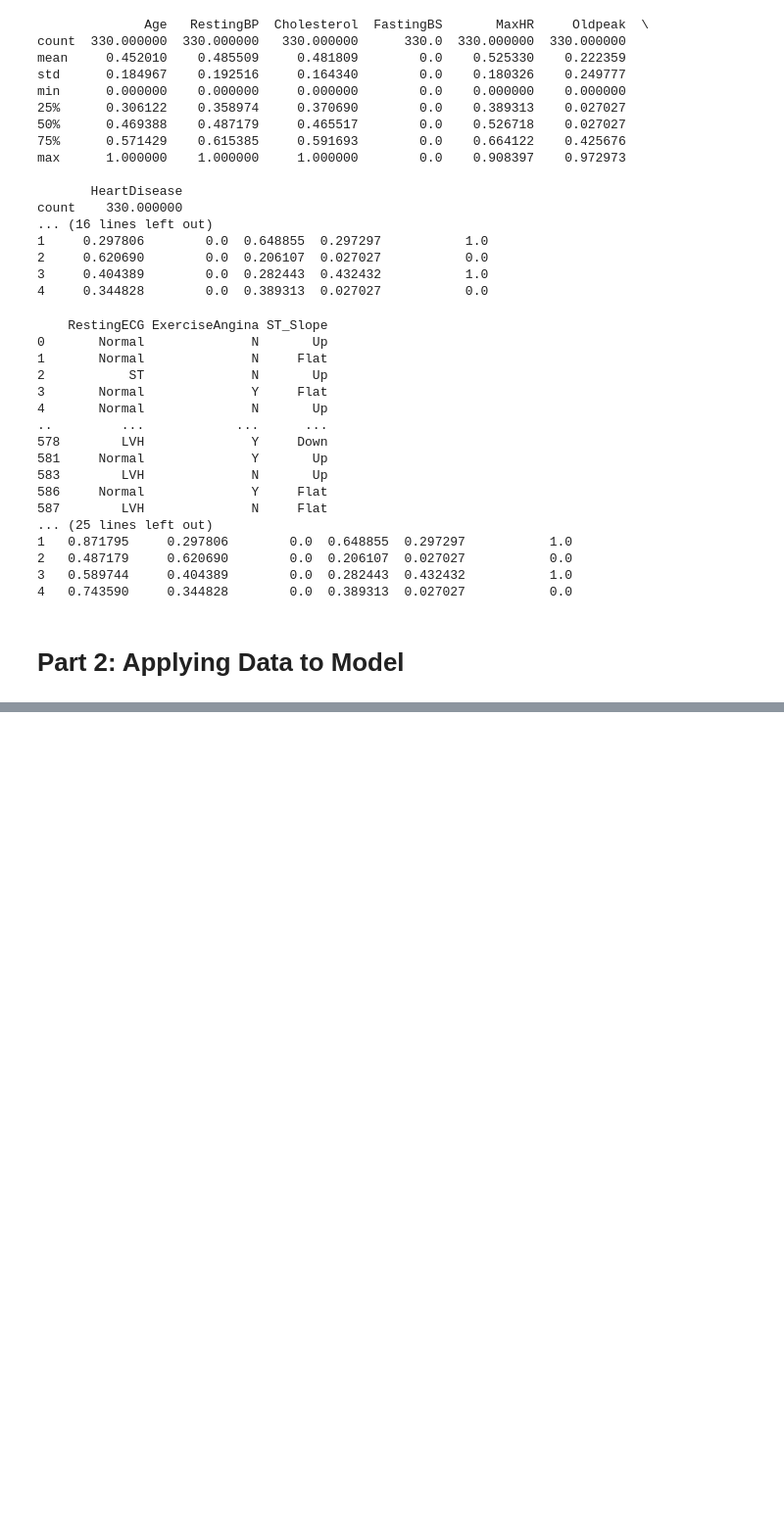
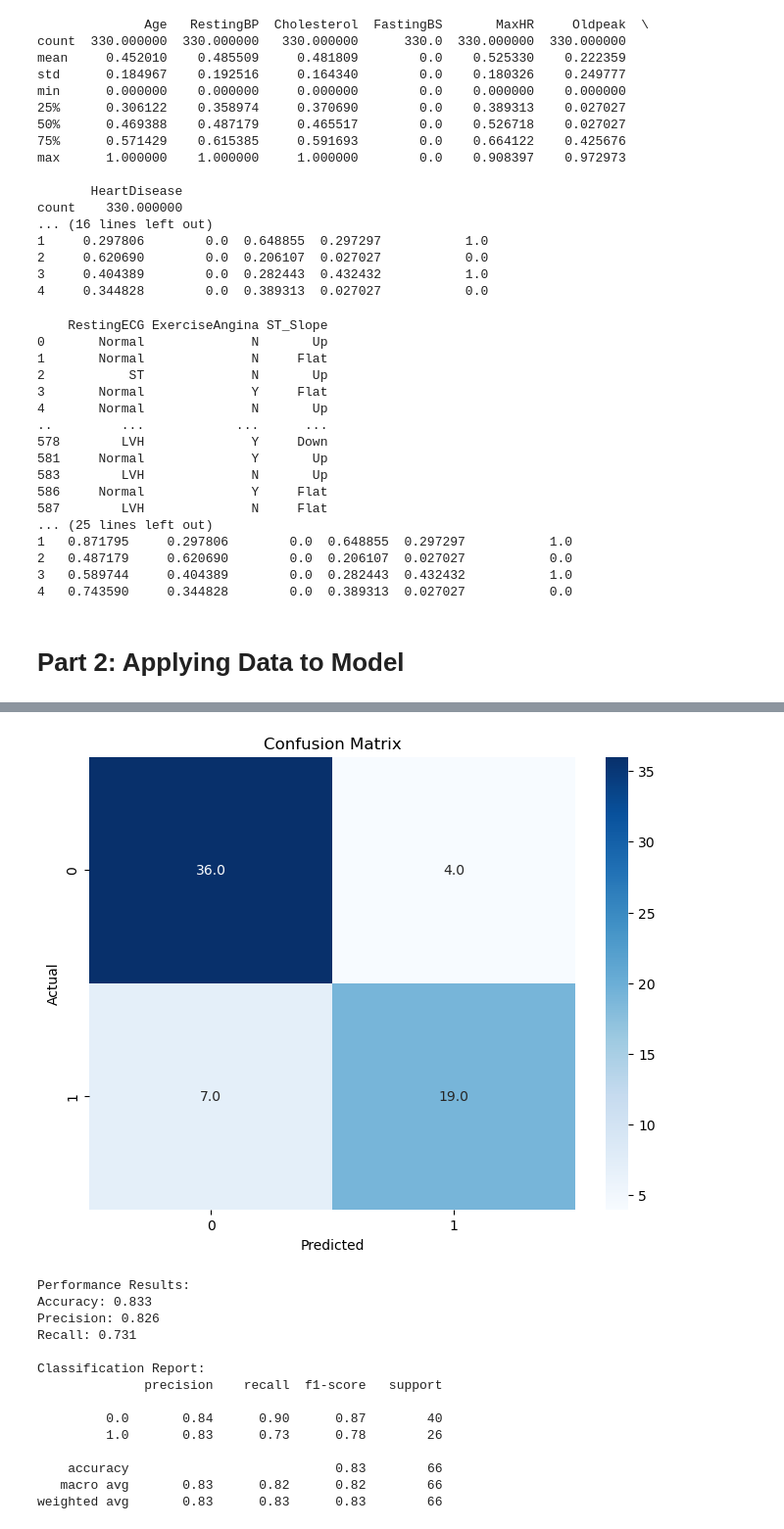
Before and after one commit to kyuhmi/4210-ml-project, a Jupyter notebook: heart_disease.ipynb, the cells around one changed output, grey strips where cells are left out. Shown at 98% size. Drawn from its saved outputs; the diff is of its cells as text; code cells hidden in the pictures; blank space fills up the shorter version.

```diff
--- a/heart_disease.ipynb
+++ b/heart_disease.ipynb
@@ -298,0 +322,45 @@ show_confusion_mtx(cm)
+# %%
+# Random Forest Classifier
+from sklearn.ensemble import RandomForestClassifier
+from sklearn.metrics import confusion_matrix, accuracy_score, precision_score, recall_score, classification_report
+
+# make RFC model
+rfc = RandomForestClassifier(n_estimators=100, max_depth=5, random_state=22)
+rfc.fit(X_train, y_train)
+
+# make prediction
+y_pred = rfc.predict(X_test)
+
+# performance metrics
+cm = confusion_matrix(y_test, y_pred)
+show_confusion_mtx(cm)
+
+accuracy = accuracy_score(y_test, y_pred)
+precision = precision_score(y_test, y_pred)
+recall = recall_score(y_test, y_pred)
+
+print("Performance Results:")
+print(f"Accuracy: {accuracy:.3f}")
+print(f"Precision: {precision:.3f}")
+print(f"Recall: {recall:.3f}")
+print()
+
+# more detailed data
+print("Classification Report:")
+print(classification_report(y_test, y_pred))
+# %% [output]
+[figure, added]
+Performance Results:
+Accuracy: 0.833
+Precision: 0.826
+Recall: 0.731
+
+Classification Report:
+              precision    recall  f1-score   support
+
+         0.0       0.84      0.90      0.87        40
+         1.0       0.83      0.73      0.78        26
+
+    accuracy                           0.83        66
+   macro avg       0.83      0.82      0.82        66
+weighted avg       0.83      0.83      0.83        66
```
Also changed, not shown: parts of 4 cells of this notebook.
